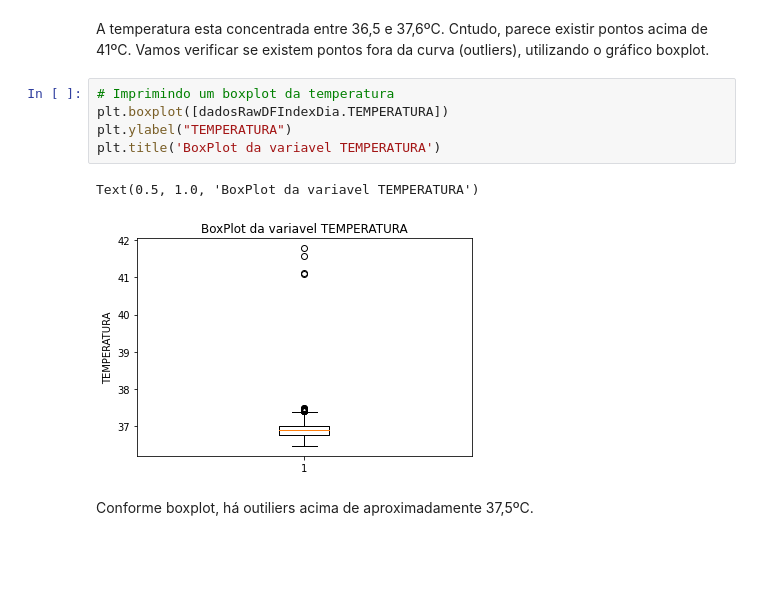
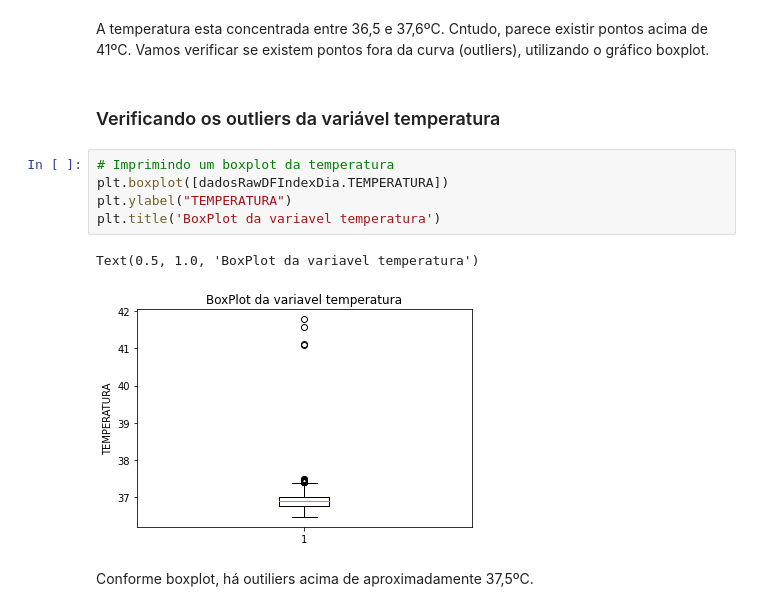
Before and after one commit to vsvasconcelos/residencia, a Jupyter notebook: aula13.ipynb, the cells around one changed output. Cells and saved outputs as stored; diff of their text form; blank space fills up the shorter version.

```diff
--- a/aula13.ipynb
+++ b/aula13.ipynb
@@ -266,14 +314,16 @@ Text(0.5, 1.0, 'Distribuicao da temperatura')
 [figure]
 # %% [markdown]
 A temperatura esta concentrada entre 36,5 e 37,6ºC. Cntudo, parece existir pontos acima de 41ºC. Vamos verificar se existem pontos fora da curva (outliers), utilizando o gráfico boxplot.
+# %% [markdown]
+### Verificando os outliers da variável temperatura
 # %%
 # Imprimindo um boxplot da temperatura
 plt.boxplot([dadosRawDFIndexDia.TEMPERATURA])
 plt.ylabel("TEMPERATURA")
-plt.title('BoxPlot da variavel TEMPERATURA')
+plt.title('BoxPlot da variavel temperatura')
 # %% [output]
-Text(0.5, 1.0, 'BoxPlot da variavel TEMPERATURA')
+Text(0.5, 1.0, 'BoxPlot da variavel temperatura')
-[figure, old version]
+[figure, new version]
 # %% [markdown]
 Conforme boxplot, há outiliers acima de aproximadamente 37,5ºC.
 # %% [markdown]
```
Also changed, not shown: parts of 86 cells of this notebook.
